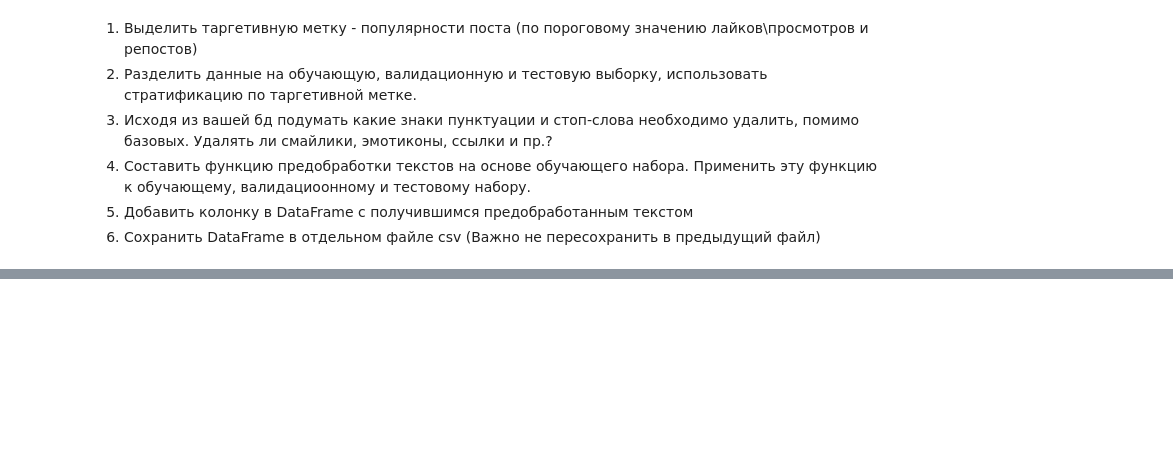
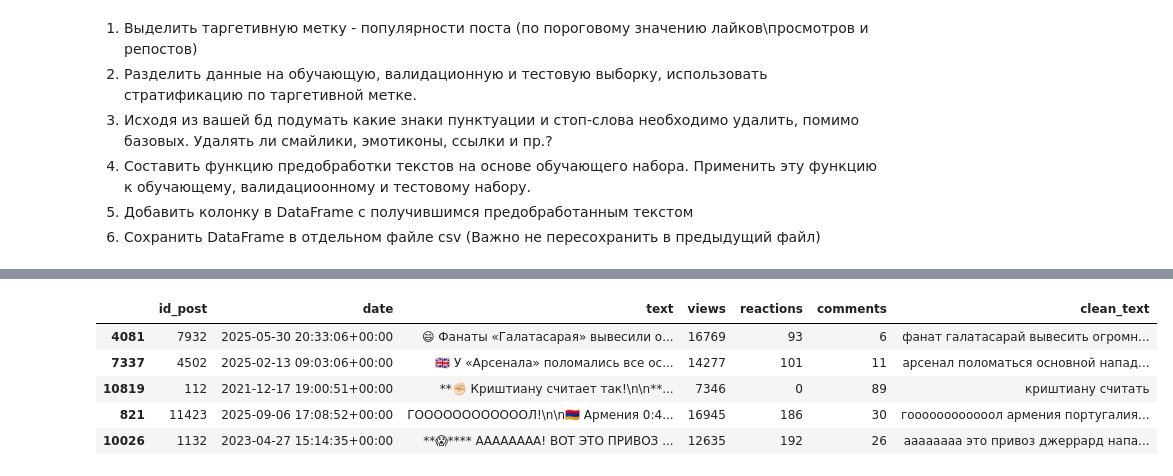
Before and after one commit to rfeskov/NNT, a Jupyter notebook: Лекция_4_Предобработка.ipynb, the cells around one changed output, grey strips where cells are left out. Saved outputs shown, nothing was run; the diff lists cells and outputs as text; code cells hidden in the pictures; blank space fills up the shorter version.

```diff
--- a/Лекция_4_Предобработка.ipynb
+++ b/Лекция_4_Предобработка.ipynb
@@ -362,0 +469,9 @@ preprocessing(text_example)
+# %%
+val_df.head()
+# %% [output]
+|  | id_post | date | text | views | reactions | comments | clean_text |
+| 4081 | 7932 | 2025-05-30 20:33:06+00:00 | 😄 Фанаты «Галатасарая» вывесили о... | 16769 | 93 | 6 | фанат галатасарай вывесить огромн... |
+| 7337 | 4502 | 2025-02-13 09:03:06+00:00 | 🇬🇧 У «Арсенала» поломались все ос... | 14277 | 101 | 11 | арсенал поломаться основной напад... |
+| 10819 | 112 | 2021-12-17 19:00:51+00:00 | **✊🏻 Криштиану считает так!\n\n**... | 7346 | 0 | 89 | криштиану считать |
+| 821 | 11423 | 2025-09-06 17:08:52+00:00 | ГООООООООООООЛ!\n\n🇦🇲 Армения 0:4... | 16945 | 186 | 30 | гоооооооооооол армения португалия... |
+| 10026 | 1132 | 2023-04-27 15:14:35+00:00 | **😱**** АААААААА! ВОТ ЭТО ПРИВОЗ ... | 12635 | 192 | 26 | аааааааа это привоз джеррард напа... |
```
Also changed, not shown: parts of 10 cells of this notebook.
